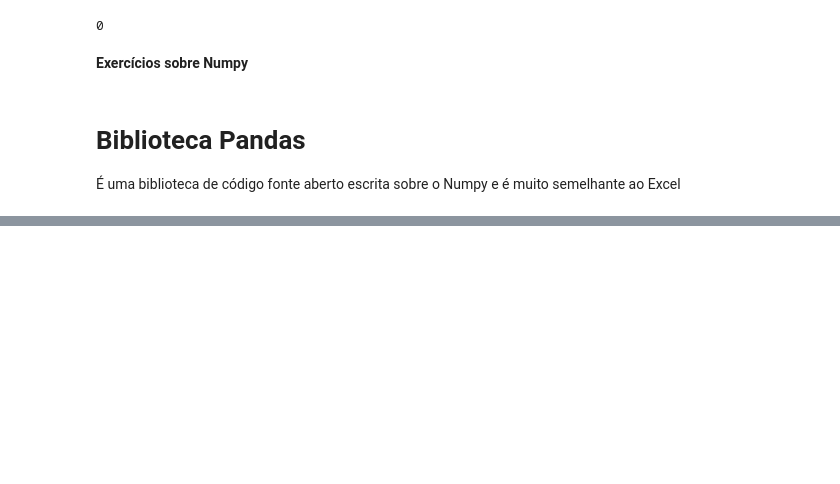
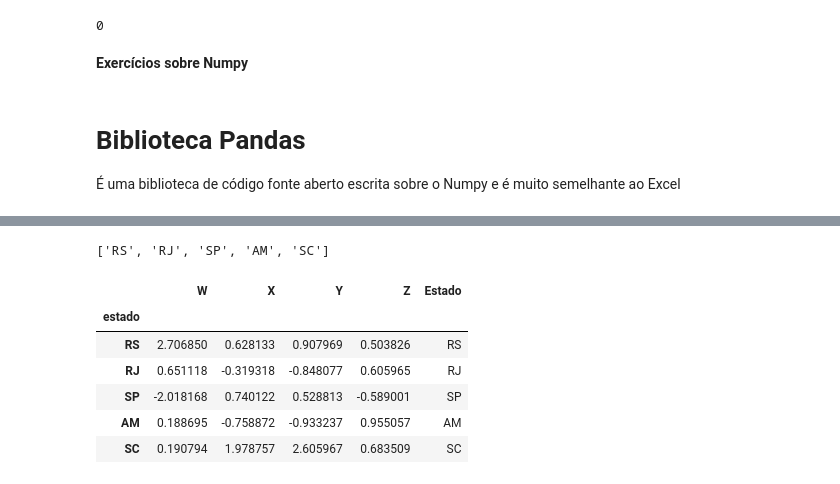
Before and after one commit to WillianSoder/LAMIA, a Jupyter notebook: CARD - 4/CARD4(aulas).ipynb, the cells around one changed output, grey strips where cells are left out. Drawn from its saved outputs; the diff is of its cells as text; code cells hidden in the pictures; blank space fills up the shorter version.

```diff
--- a/CARD - 4/CARD4(aulas).ipynb
+++ b/CARD - 4/CARD4(aulas).ipynb
@@ -352,0 +419,10 @@ mat.sum(axis=0)
+# %%
+#DataFrame
+import pandas as pd
+import numpy as np
+
+#seed faz com que os numeros gerados seja iguais em qualquer computador
+np.random.seed(101)
+#definindo data frame (data, index)
+df = pd.DataFrame(np.random.randn(5, 4), index='A B C D E'.split(), columns='W X Y Z'.split())
+df
@@ -352,0 +465,4 @@ mat.sum(axis=0)
+# %%
+# Criando novas colunas
+df['new'] = df['W'] + df['X']
+df
@@ -352,0 +476,4 @@ mat.sum(axis=0)
+# %%
+# apagando colunas criada (precisa definir o eixo como 1 e o inplace altera diretamente o datframe)
+df.drop('new', axis=1, inplace=True)
+df
@@ -352,0 +555,16 @@ mat.sum(axis=0)
+# %%
+col = 'RS RJ SP AM SC'.split()
+col
+# %% [output]
+['RS', 'RJ', 'SP', 'AM', 'SC']
+# %%
+df['Estado'] = col
+df
+# %% [output]
+|  | W | X | Y | Z | Estado |
+| estado |  |  |  |  |  |
+| RS | 2.706850 | 0.628133 | 0.907969 | 0.503826 | RS |
+| RJ | 0.651118 | -0.319318 | -0.848077 | 0.605965 | RJ |
+| SP | -2.018168 | 0.740122 | 0.528813 | -0.589001 | SP |
+| AM | 0.188695 | -0.758872 | -0.933237 | 0.955057 | AM |
+| SC | 0.190794 | 1.978757 | 2.605967 | 0.683509 | SC |
```
Also changed, not shown: parts of 71 cells of this notebook.
